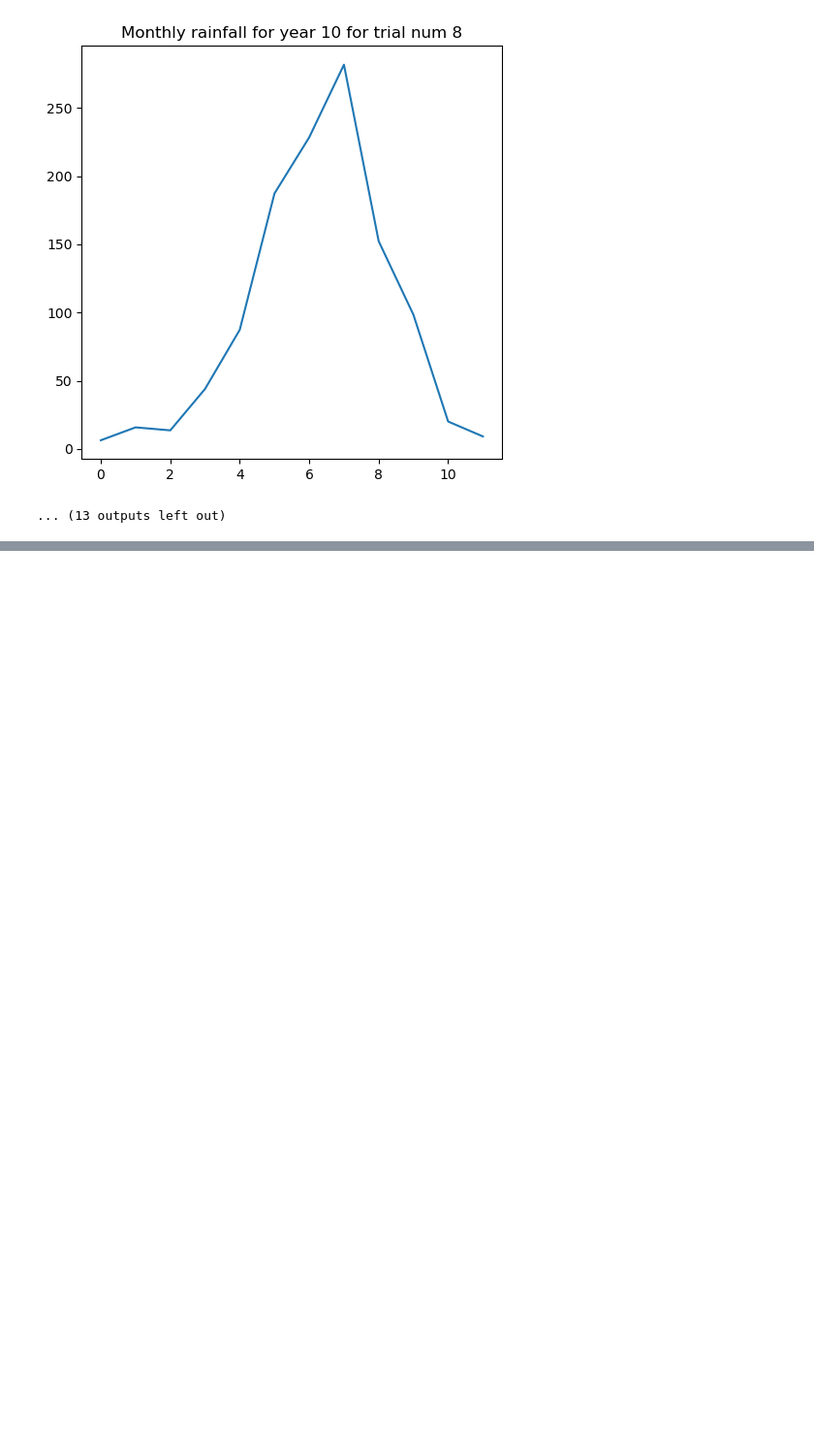
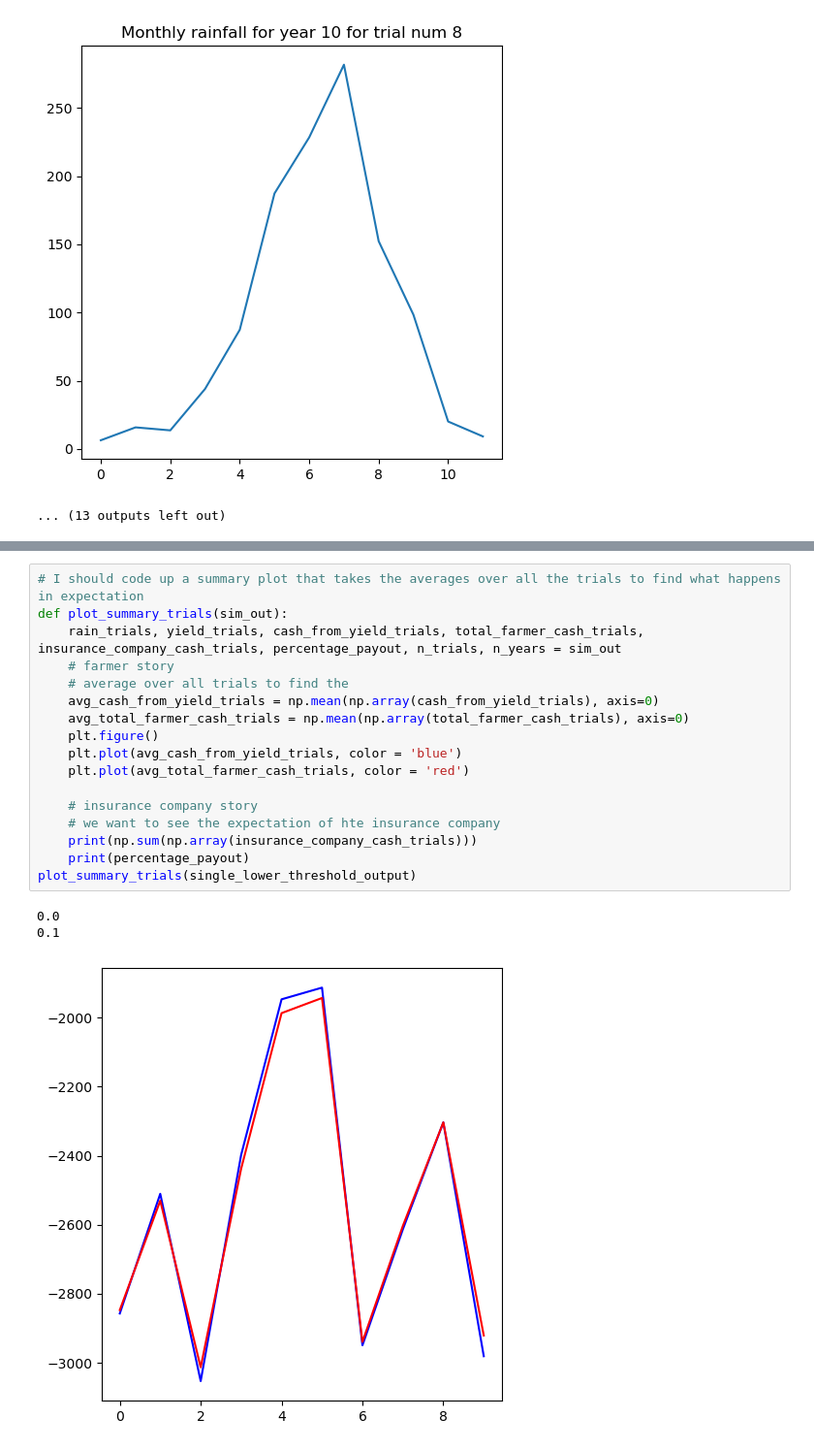
Before and after one commit to ken-neth-wang/crop-insurance, a Jupyter notebook: notebooks/insurance_simulator.ipynb, the cells around one changed output, grey strips where cells are left out. Shown at 97% size. Saved outputs shown, nothing was run; the diff lists cells and outputs as text; blank space fills up the shorter version.

```diff
--- a/notebooks/insurance_simulator.ipynb
+++ b/notebooks/insurance_simulator.ipynb
@@ -647,0 +695,21 @@ plot_summary_trial_insurance(single_lower_threshold_output, 0)
+# %%
+# I should code up a summary plot that takes the averages over all the trials to find what happens in expectation
+def plot_summary_trials(sim_out):
+    rain_trials, yield_trials, cash_from_yield_trials, total_farmer_cash_trials, insurance_company_cash_trials, percentage_payout, n_trials, n_years = sim_out
+    # farmer story
+    # average over all trials to find the
+    avg_cash_from_yield_trials = np.mean(np.array(cash_from_yield_trials), axis=0)
+    avg_total_farmer_cash_trials = np.mean(np.array(total_farmer_cash_trials), axis=0)
+    plt.figure()
+    plt.plot(avg_cash_from_yield_trials, color = 'blue')
+    plt.plot(avg_total_farmer_cash_trials, color = 'red')
+
+    # insurance company story
+    # we want to see the expectation of hte insurance company
+    print(np.sum(np.array(insurance_company_cash_trials)))
+    print(percentage_payout)
+plot_summary_trials(single_lower_threshold_output)
+# %% [output]
+0.0
+0.1
+[figure, added]
```
Also changed, not shown: parts of 19 cells of this notebook, 1 other file.
